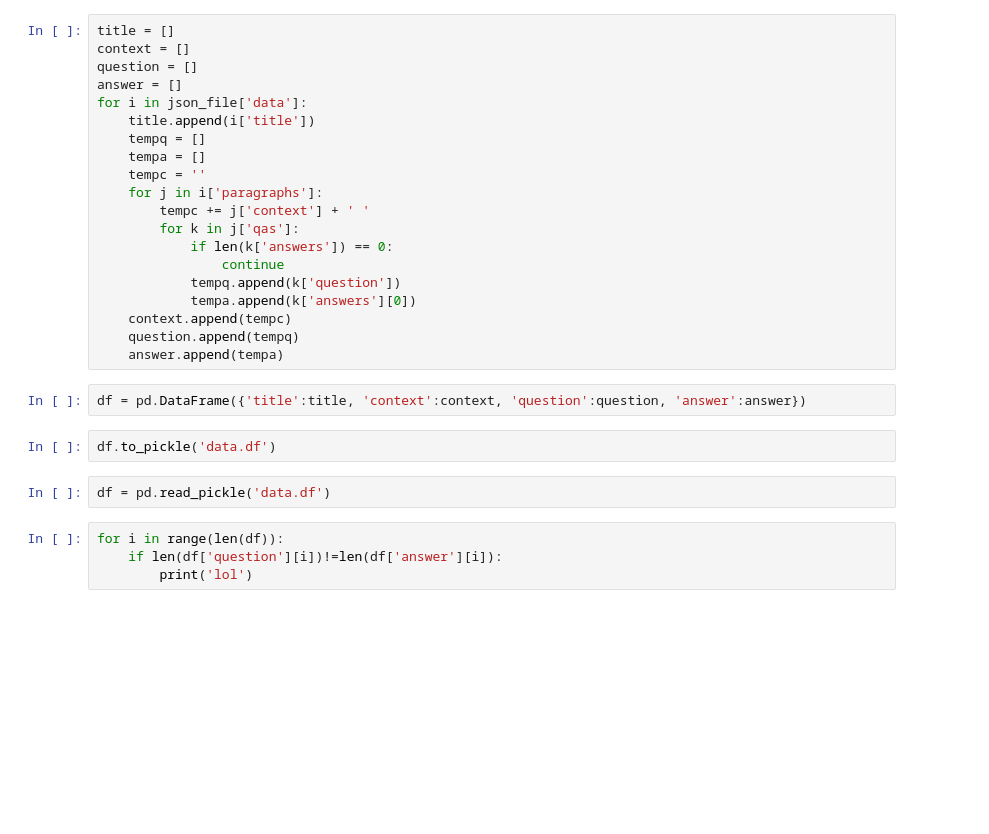
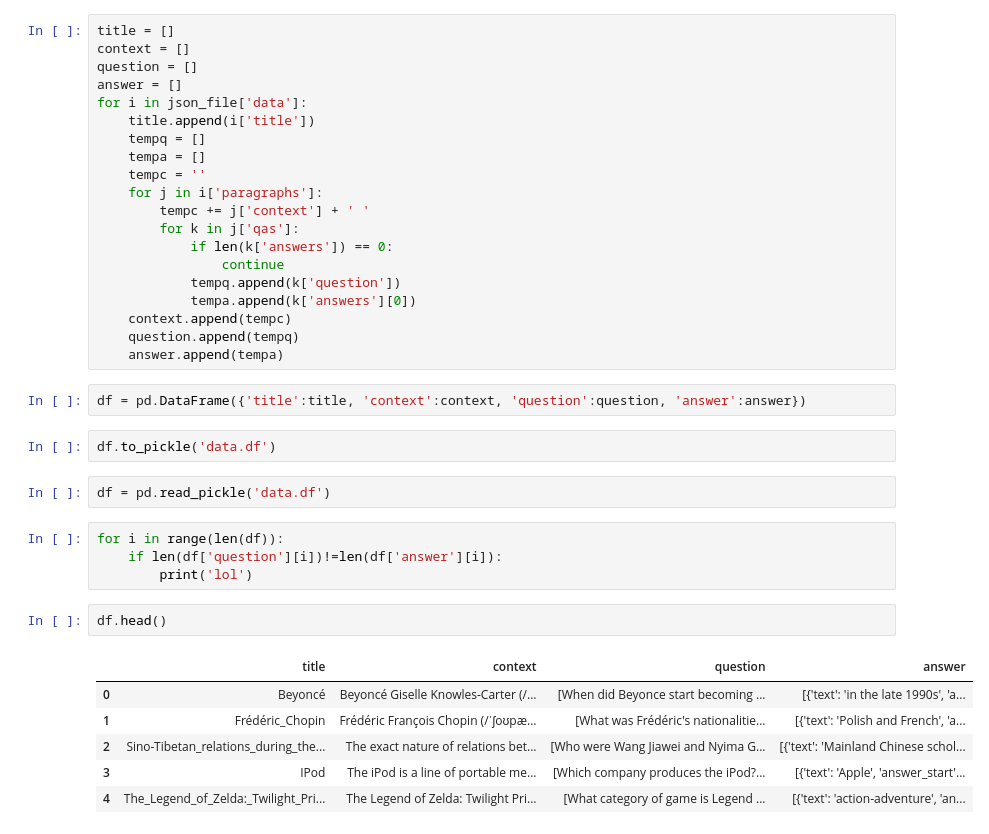
Before and after one commit to hatsumikana/MCQ-Generation, a Jupyter notebook: Preprocessing.ipynb, the cells around one changed output. Cells and saved outputs as stored; diff of their text form; blank space fills up the shorter version.

```diff
--- a/Preprocessing.ipynb
+++ b/Preprocessing.ipynb
@@ -59,3 +59,12 @@ df = pd.read_pickle('data.df')
 for i in range(len(df)):
     if len(df['question'][i])!=len(df['answer'][i]):
         print('lol')
+# %%
+df.head()
+# %% [output]
+|  | title | context | question | answer |
+| 0 | Beyoncé | Beyoncé Giselle Knowles-Carter (/... | [When did Beyonce start becoming ... | [{'text': 'in the late 1990s', 'a... |
+| 1 | Frédéric_Chopin | Frédéric François Chopin (/ˈʃoʊpæ... | [What was Frédéric's nationalitie... | [{'text': 'Polish and French', 'a... |
+| 2 | Sino-Tibetan_relations_during_the... | The exact nature of relations bet... | [Who were Wang Jiawei and Nyima G... | [{'text': 'Mainland Chinese schol... |
+| 3 | IPod | The iPod is a line of portable me... | [Which company produces the iPod?... | [{'text': 'Apple', 'answer_start'... |
+| 4 | The_Legend_of_Zelda:_Twilight_Pri... | The Legend of Zelda: Twilight Pri... | [What category of game is Legend ... | [{'text': 'action-adventure', 'an... |
```
Also changed, not shown: parts of 1 cell of this notebook.
